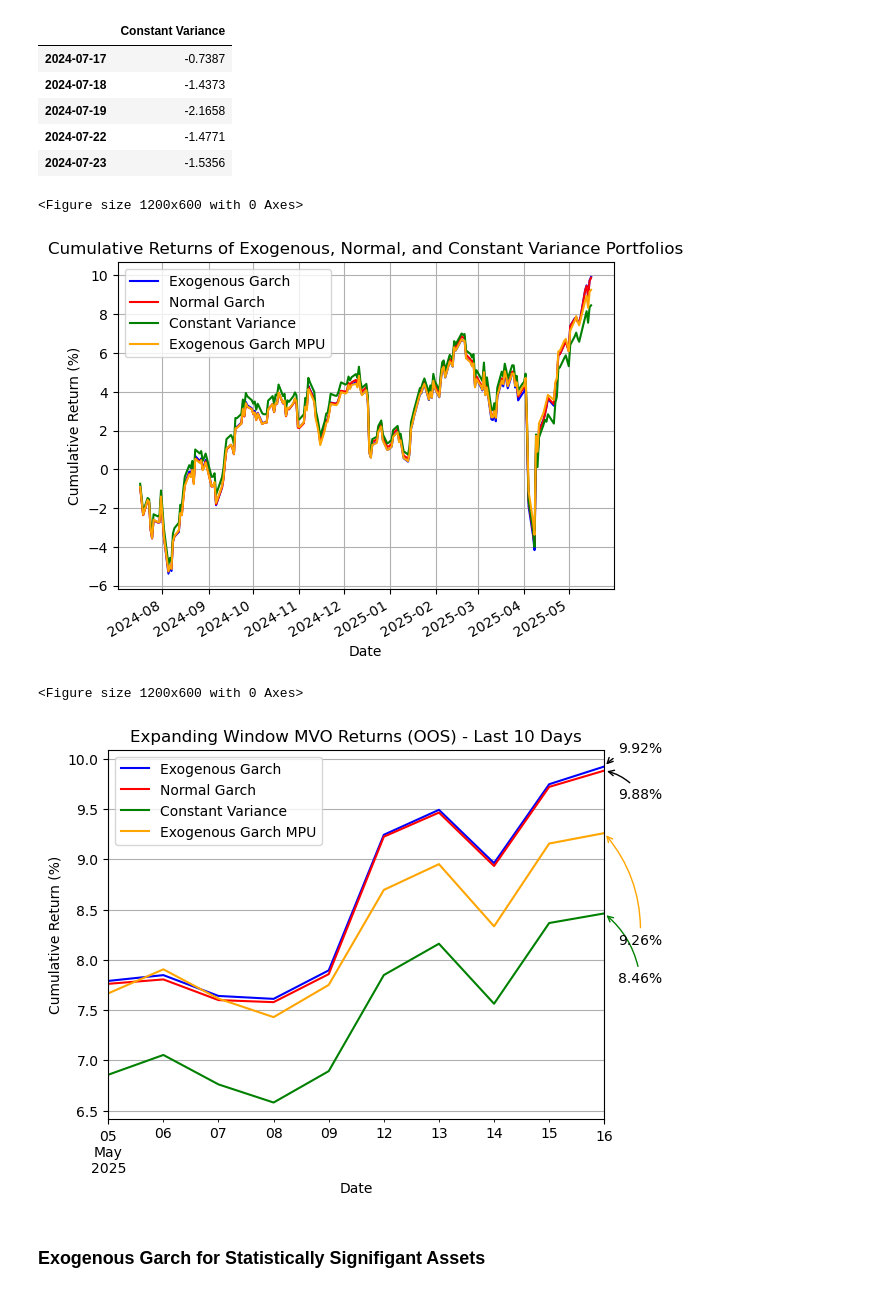
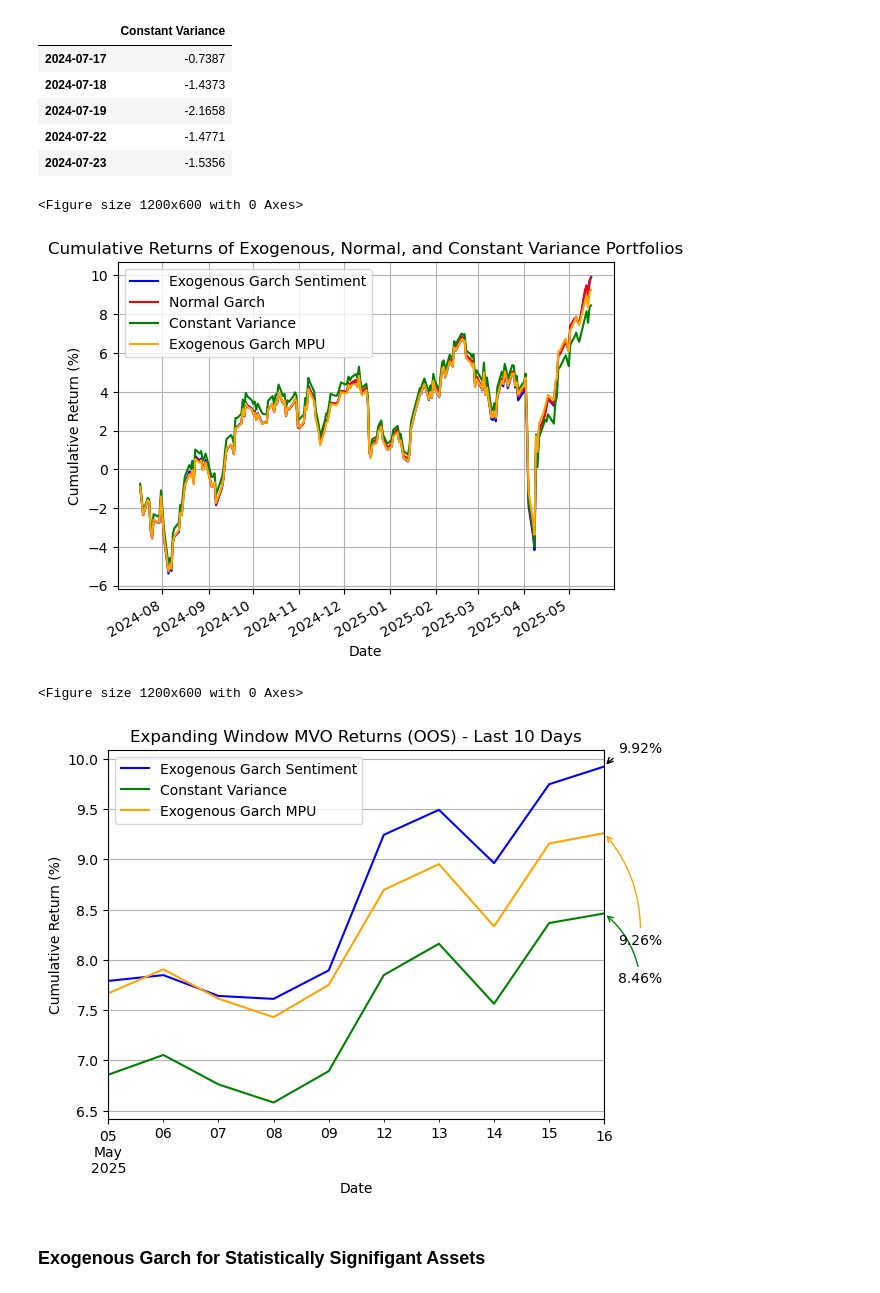
Before and after one commit to Kunj121/MacroFinance_HW2, a Jupyter notebook: project/regressions.ipynb, the cells around one changed output. Drawn from its saved outputs; the diff is of its cells as text; code cells hidden in the pictures.

Commit message:
mpu garch results

```diff
--- a/project/regressions.ipynb
+++ b/project/regressions.ipynb
@@ -735,7 +750,7 @@ normal_cum_rets = ((1 + normal_portfolio_rets).cumprod() - 1) * 100
 exogenous_MPU_cum_rets = ((1 + exogenous_MPU_rets).cumprod() - 1) * 100
 exogenous_hybrid_rets = ((1 + exogenous_hybrid_rets).cumprod() - 1) * 100
 # %%
-exogenous_cum_rets.columns = ['Exogenous Garch']
+exogenous_cum_rets.columns = ['Exogenous Garch Sentiment']
 normal_cum_rets.columns = ['Normal Garch']
 exogenous_MPU_cum_rets.columns = ['Exogenous Garch MPU']
 exogenous_hybrid_rets.columns = ['Exogenous Garch Hybrid']
@@ -798,14 +813,14 @@ plt.grid(True)
 plt.show()
 # %% [output]
 <Figure size 1200x600 with 0 Axes>
-[figure, old version]
+[figure, new version]
 # %%
 CHART_WINDOW_SIZE = 10
 # %%
 
 plt.figure(figsize=(12, 6))
 ax = exogenous_cum_rets.iloc[-CHART_WINDOW_SIZE:].plot(label='Exogenous Portfolio', color='blue')
-normal_cum_rets.iloc[-CHART_WINDOW_SIZE:].plot(ax=ax, label='Normal Portfolio', color='red')
+# normal_cum_rets.iloc[-CHART_WINDOW_SIZE:].plot(ax=ax, label='Normal Portfolio', color='red')
 constant_variance_cum_rets.iloc[-CHART_WINDOW_SIZE:].plot(ax=ax, label='Constant Variance Portfolio', color='green')
 exogenous_MPU_cum_rets.iloc[-CHART_WINDOW_SIZE:].plot(ax=ax, label='Exogenous Garch MPU', color='orange')
 
@@ -814,39 +829,39 @@ last_date = exogenous_cum_rets.index[-1]
 last_exo_value = exogenous_cum_rets.iloc[-1].item()  # Convert to scalar
 last_normal_value = normal_cum_rets.iloc[-1].item()  # Convert to scalar
 last_const_var_value = constant_variance_cum_rets.iloc[-1].item() # Convert to scalar
 
 # Annotate the last points
 plt.annotate(f'{last_exo_value:.2f}%',
              xy=(last_date, last_exo_value),
              xytext=(10, 10),  # Offset text by 10 points
              textcoords='offset points',
              arrowprops=dict(arrowstyle='->', connectionstyle='arc3,rad=0.2'))
 
-plt.annotate(f'{last_normal_value:.2f}%',
-             xy=(last_date, last_normal_value),
-             xytext=(10, -20),  # Offset text by 10 points horizontally, -20 points vertically
-             textcoords='offset points',
-             arrowprops=dict(arrowstyle='->', connectionstyle='arc3,rad=0.2'))
+# plt.annotate(f'{last_normal_value:.2f}%',
+#              xy=(last_date, last_normal_value),
+#              xytext=(10, -20),  # Offset text by 10 points horizontally, -20 points vertically
+#              textcoords='offset points',
+#              arrowprops=dict(arrowstyle='->', connectionstyle='arc3,rad=0.2'))
 
 plt.annotate(f'{last_const_var_value:.2f}%',
              xy=(last_date, last_const_var_value),
              xytext=(10, -50),  # Offset text
              textcoords='offset points',
              arrowprops=dict(arrowstyle='->', connectionstyle='arc3,rad=0.2', color='green'))
 plt.annotate(f'{exogenous_MPU_cum_rets.iloc[-1].item():.2f}%',
                 xy=(last_date, exogenous_MPU_cum_rets.iloc[-1].item()),
                 xytext=(10, -80),  # Offset text
                 textcoords='offset points',
                 arrowprops=dict(arrowstyle='->', connectionstyle='arc3,rad=0.2', color='orange'))
 plt.title('Expanding Window MVO Returns (OOS) - Last 10 Days')
 plt.xlabel('Date')
 plt.ylabel('Cumulative Return (%)')
 plt.legend(loc='upper left')
 plt.grid(True)
 plt.show() # nothing
 # %% [output]
 <Figure size 1200x600 with 0 Axes>
-[figure, old version]
+[figure, new version]
 # %% [markdown]
 ### Exogenous Garch for Statistically Signifigant Assets
 # %%
```
Also changed, not shown: parts of 1 cell of this notebook, 2 other files.
